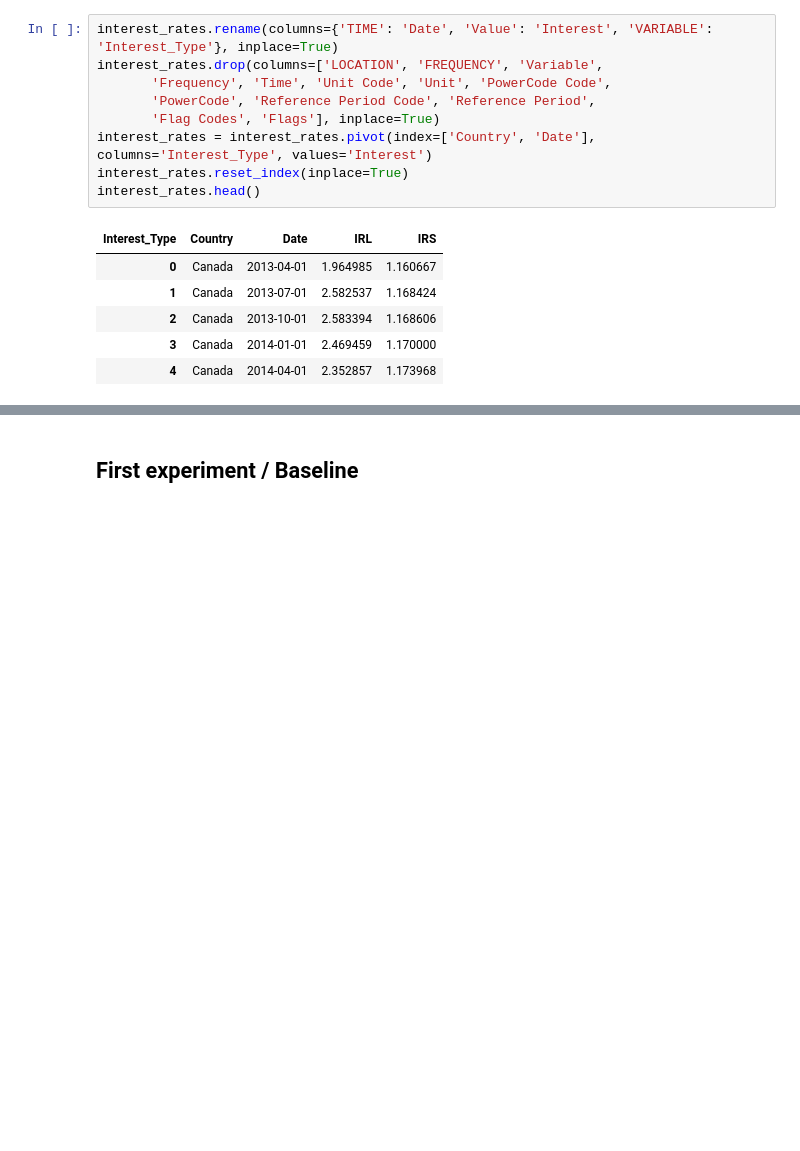
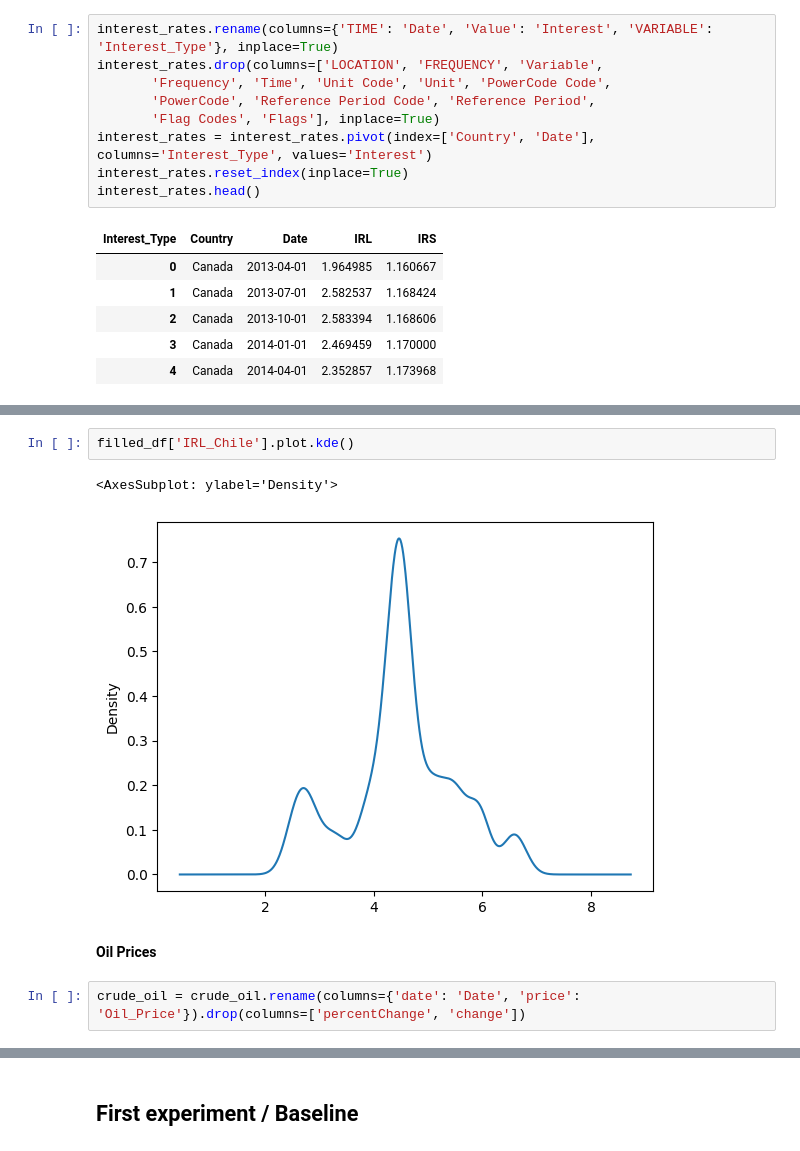
Before and after one commit to sebastiantare/silvergoldforecasting, a Jupyter notebook: Training.ipynb, the cells around one changed output, grey strips where cells are left out. Saved outputs shown, nothing was run; the diff lists cells and outputs as text; blank space fills up the shorter version.

```diff
--- a/Training.ipynb
+++ b/Training.ipynb
@@ -425,0 +489,9 @@ plt.show();
+# %%
+filled_df['IRL_Chile'].plot.kde()
+# %% [output]
+<AxesSubplot: ylabel='Density'>
+[figure, added]
+# %% [markdown]
+**Oil Prices**
+# %%
+crude_oil = crude_oil.rename(columns={'date': 'Date', 'price': 'Oil_Price'}).drop(columns=['percentChange', 'change'])
```
Also changed, not shown: parts of 47 cells of this notebook, 18 other files.
